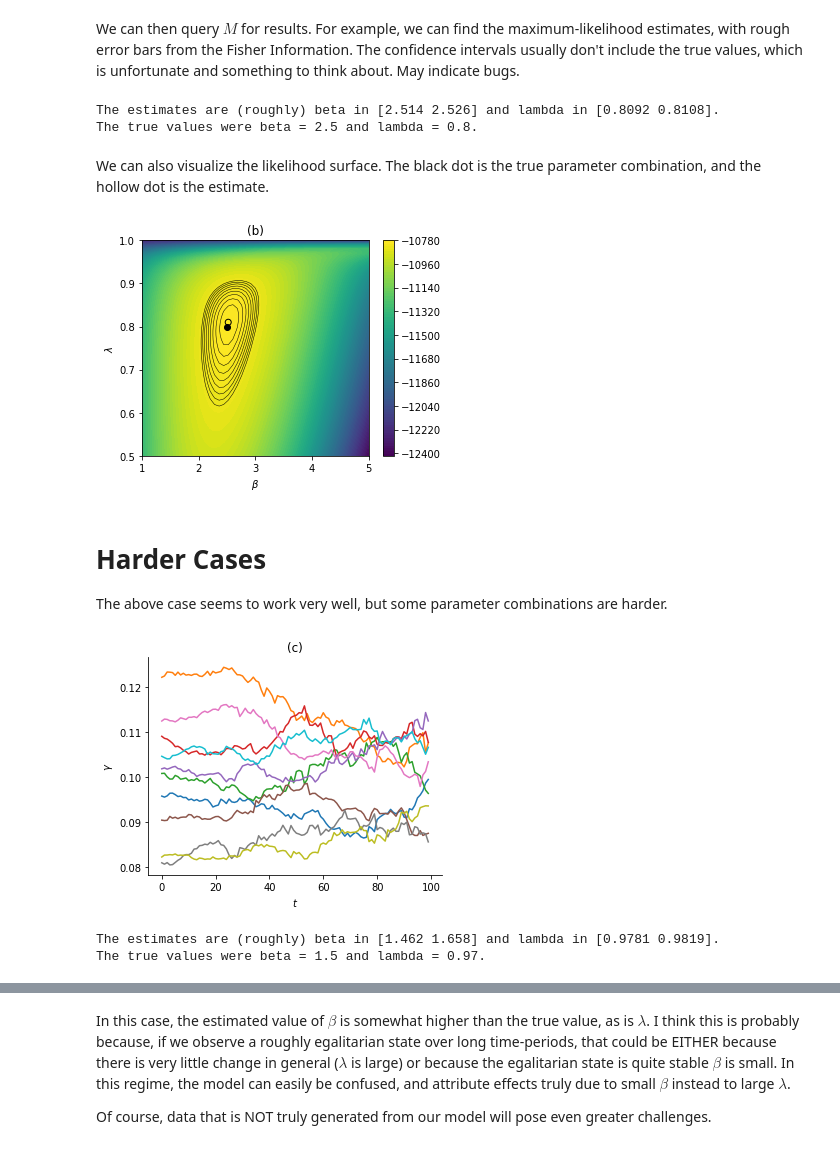
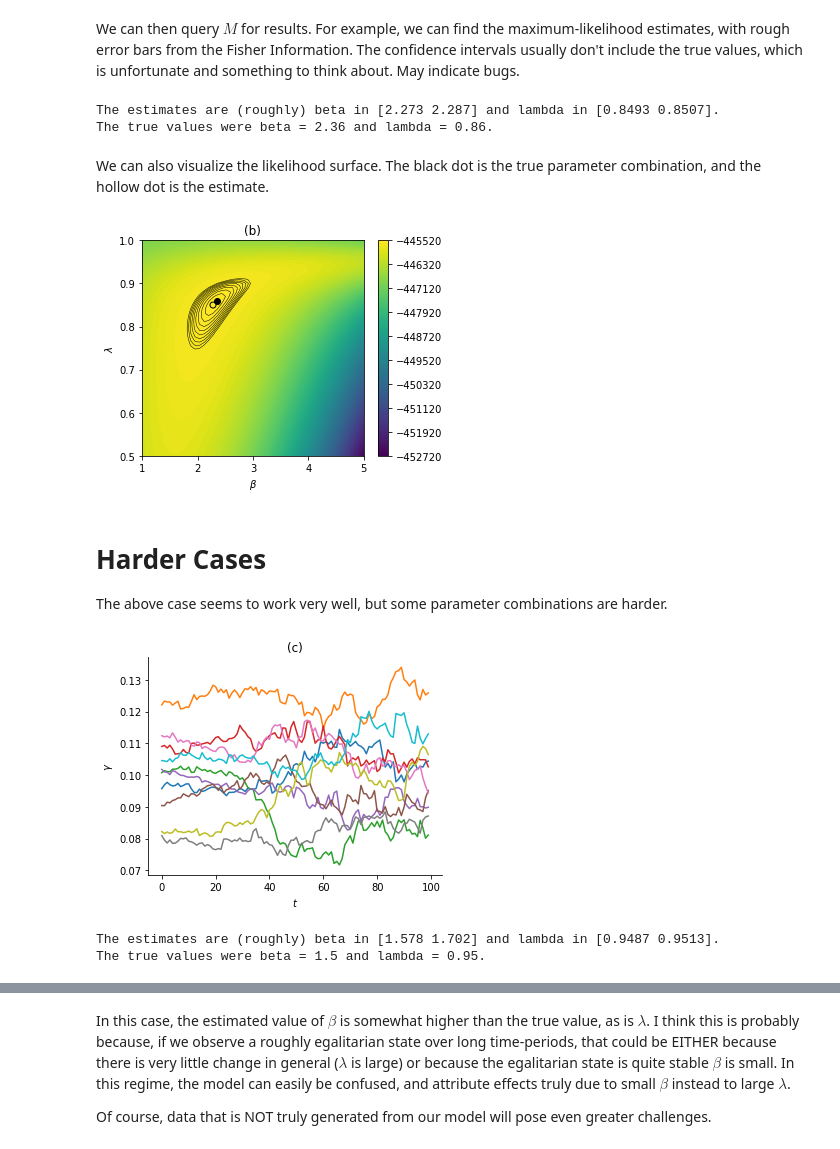
Before and after one commit to PhilChodrow/prestige_reinforcement, a Jupyter notebook: inference.ipynb, the cells around one changed output, grey strips where cells are left out. Saved outputs shown, nothing was run; the diff lists cells and outputs as text; code cells hidden in the pictures.

```diff
--- a/inference.ipynb
+++ b/inference.ipynb
@@ -18,10 +18,10 @@ from py import estimation
 # %% [markdown]
 # Parameters
 # %%
-n = 10                                     # number of departments
-beta = 2.5
-lam = .8                                   # lambda
-n_rounds = 100                             # number of iterations
+n = 70                                     # number of departments
+beta = 2.36
+lam = .86                                   # lambda
+n_rounds = 40                             # number of iterations
 T0 = np.random.randint(1, 4, size = (n,n)) # initial state
 # %% [markdown]
 # Generate Synthetic Data
@@ -105,8 +102,8 @@ def print_estimates(M, beta, lam):
 
 print_estimates(M, beta, lam)
 # %% [output]
-The estimates are (roughly) beta in [2.514 2.526] and lambda in [0.8092 0.8108].
-The true values were beta = 2.5 and lambda = 0.8.
+The estimates are (roughly) beta in [2.273 2.287] and lambda in [0.8493 0.8507].
+The true values were beta = 2.36 and lambda = 0.86.
 # %% [markdown]
 We can also visualize the likelihood surface. The black dot is the true parameter combination, and the hollow dot is the estimate.
 # %%
@@ -143,25 +140,25 @@ def plot_surface(M, BETA, LAMBDA, beta, lam, title = '', figsize = (5,4)):
 plot_surface(M, BETA, LAMBDA, beta, lam, title = '(b)')
 plt.savefig('fig/surface_1.png', dpi = 300, figsize = (4,3))
 # %% [output]
-[figure, old version]
+[figure, new version]
 # %% [markdown]
 # Harder Cases
 
 The above case seems to work very well, but some parameter combinations are harder.
 # %%
 beta = 1.5
-lam = .97
+lam = .95
 T = estimation.synthetic_time_series(n, beta, lam, n_rounds, T0)
 plot_gammas(T, lam, '(c)')
 plt.savefig('fig/series_2.png', dpi = 300)
 # %% [output]
-[figure, old version]
+[figure, new version]
 # %%
 M = estimation.likelihood_surface(T, LAMBDA, BETA)
 print_estimates(M, beta, lam)
 # %% [output]
-The estimates are (roughly) beta in [1.462 1.658] and lambda in [0.9781 0.9819].
-The true values were beta = 1.5 and lambda = 0.97.
+The estimates are (roughly) beta in [1.578 1.702] and lambda in [0.9487 0.9513].
+The true values were beta = 1.5 and lambda = 0.95.
 # %%
 plot_surface(M, BETA, LAMBDA, beta, lam, title = '(d)')
 plt.savefig('fig/surface_2.png', dpi = 300)
```
Also changed, not shown: parts of 3 cells of this notebook, 3 other files.
